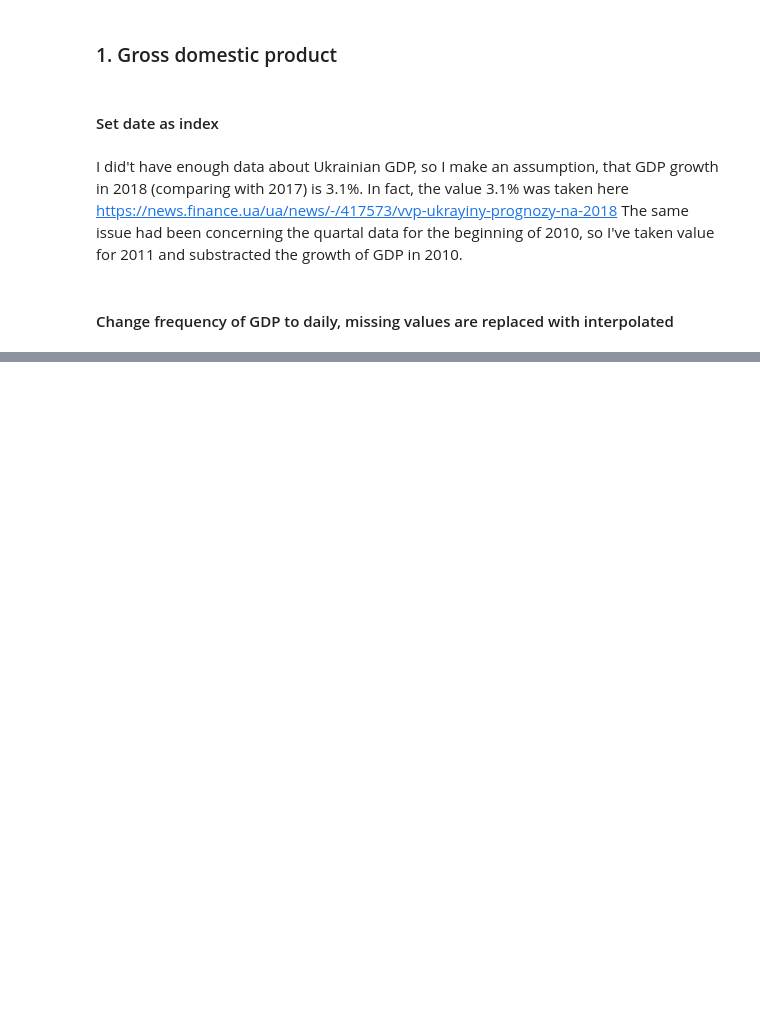
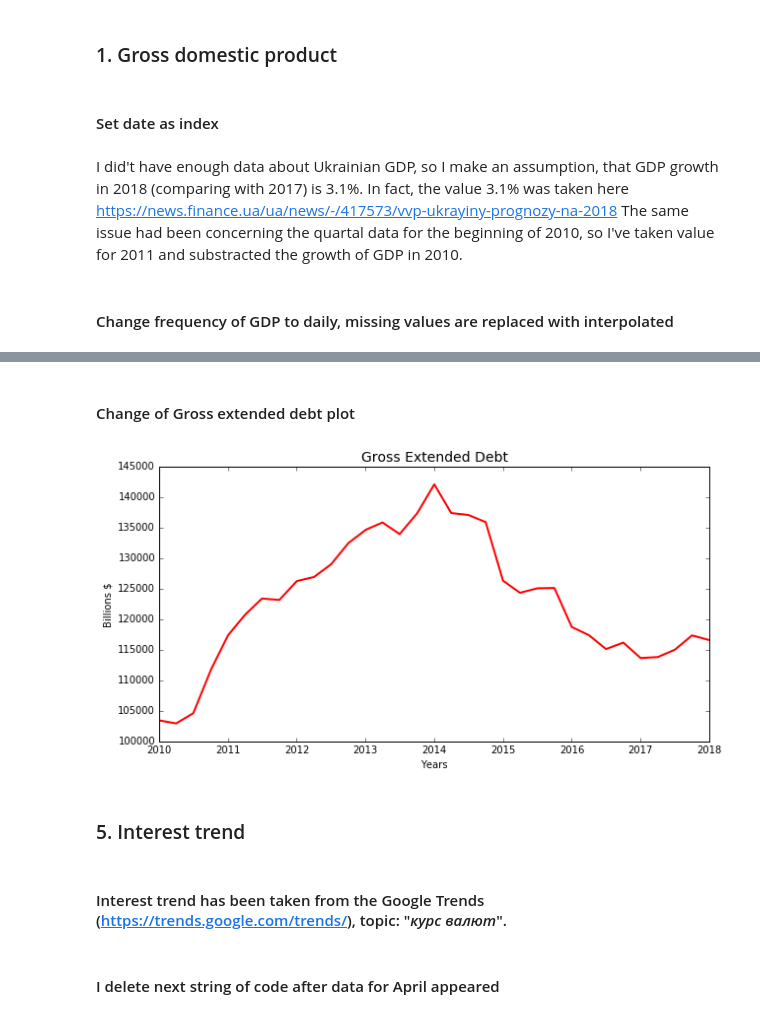
Before and after one commit to yuriimchg/UAH-exhange-rate-prediction, a Jupyter notebook: data_cleaning.ipynb, the cells around one changed output, grey strips where cells are left out. Drawn from its saved outputs; the diff is of its cells as text; code cells hidden in the pictures; blank space fills up the shorter version.

```diff
--- a/data_cleaning.ipynb
+++ b/data_cleaning.ipynb
@@ -234,0 +298,3 @@ dtype: int64
+# %%
+df_grossextdebt['date'] = pd.to_datetime(df_grossextdebt['date'])
+df_grossextdebt = df_grossextdebt.set_index('date')
@@ -234,0 +303,6 @@ dtype: int64
+# %%
+df_grossextdebt.loc[datetime.datetime(2018,1,1)] = ['Q', 116578.0]
+t = 2 * df_grossextdebt['value'][datetime.datetime(2018,1,1)] - df_grossextdebt['value'][datetime.datetime(2017,10,1)]
+df_grossextdebt.loc[datetime.datetime(2018,4,1)] = ['Q', t]
+# %%
+df_grossextdebt = df_grossextdebt.loc['20100101':datetime.datetime.now()]
@@ -234,0 +311,18 @@ dtype: int64
+# %%
+df_grossextdebt = df_grossextdebt.asfreq('D')
+df_grossextdebt = df_grossextdebt.apply(pd.Series.interpolate)
+# %% [markdown]
+#### Change of Gross extended debt plot
+# %%
+plt.figure(figsize=[10,5])
+plt.plot(df_grossextdebt['value'], color='r', linewidth='2')
+plt.title('Gross Extended Debt', fontsize='14')
+plt.xlabel('Years')
+plt.ylabel('Billions $')
+plt.show()
+# %% [output]
+[figure, added]
+# %% [markdown]
+### 5. Interest trend
+# %% [markdown]
+#### Interest trend has been taken from the Google Trends (https://trends.google.com/trends/), topic: "_курс валют_".
@@ -234,0 +332,2 @@ dtype: int64
+# %% [markdown]
+#### I delete next string of code after data for April appeared
```
Also changed, not shown: parts of 57 cells of this notebook, 1 other file.
